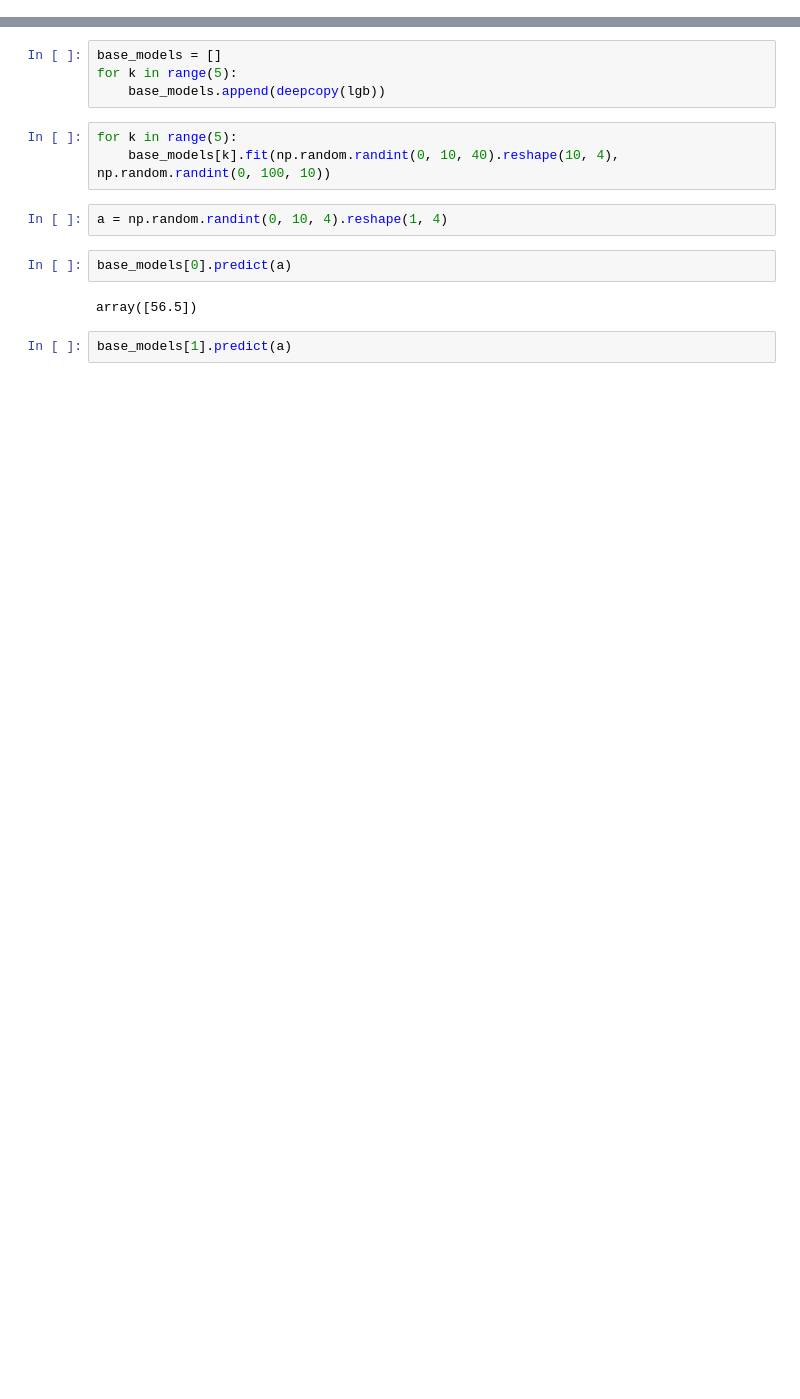
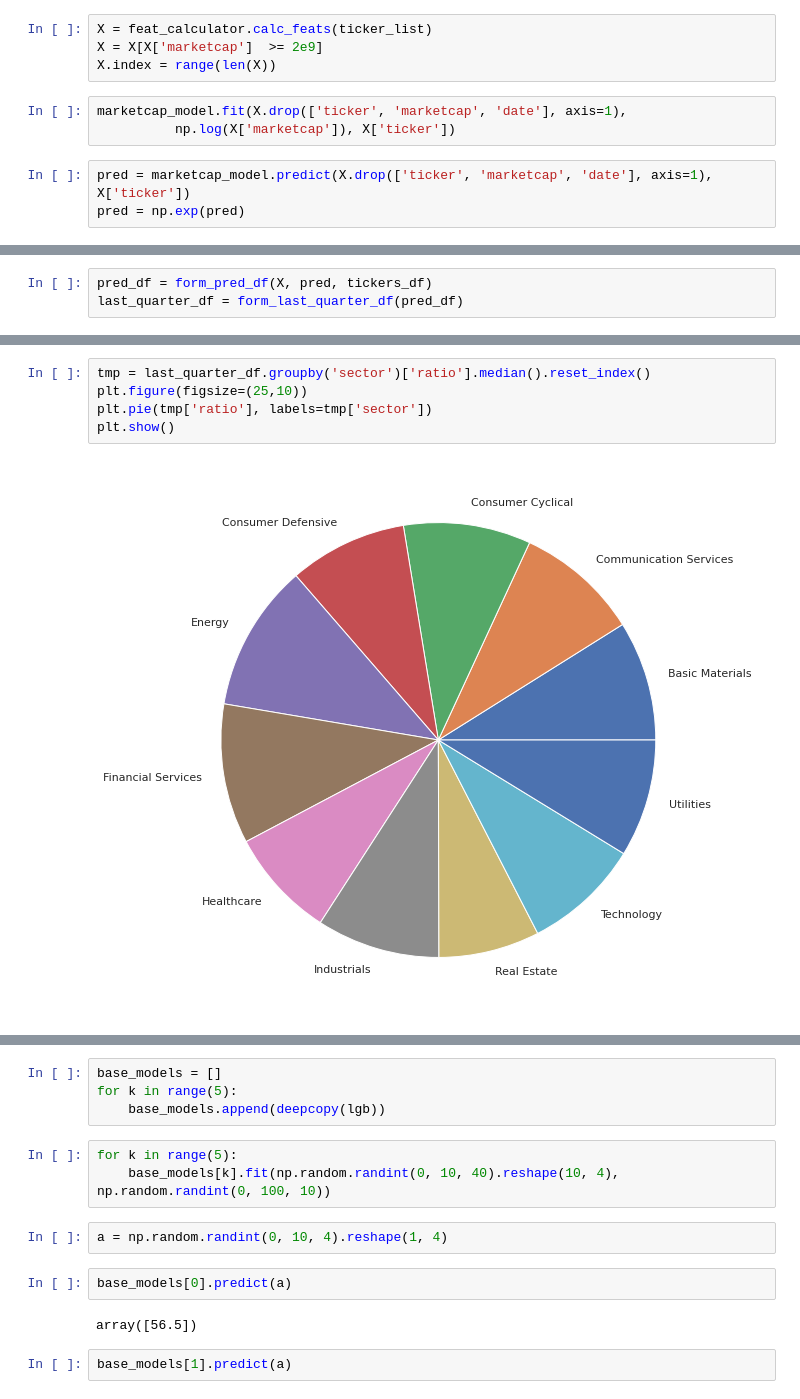
Before and after one commit to fartuk/ml_investment, a Jupyter notebook: dev.ipynb, the cells around one changed output, grey strips where cells are left out. Drawn from its saved outputs; the diff is of its cells as text; blank space fills up the shorter version.

```diff
--- a/dev.ipynb
+++ b/dev.ipynb
@@ -314,0 +43,10 @@ X[X['ticker']=='DBD']
+# %%
+X = feat_calculator.calc_feats(ticker_list)
+X = X[X['marketcap']  >= 2e9]
+X.index = range(len(X))
+# %%
+marketcap_model.fit(X.drop(['ticker', 'marketcap', 'date'], axis=1),
+          np.log(X['marketcap']), X['ticker'])
+# %%
+pred = marketcap_model.predict(X.drop(['ticker', 'marketcap', 'date'], axis=1), X['ticker'])
+pred = np.exp(pred)
@@ -314,0 +86,3 @@ X[X['ticker']=='DBD']
+# %%
+pred_df = form_pred_df(X, pred, tickers_df)
+last_quarter_df = form_last_quarter_df(pred_df)
@@ -314,0 +115,7 @@ X[X['ticker']=='DBD']
+# %%
+tmp = last_quarter_df.groupby('sector')['ratio'].median().reset_index()
+plt.figure(figsize=(25,10))
+plt.pie(tmp['ratio'], labels=tmp['sector'])
+plt.show()
+# %% [output]
+[figure, added]
```
Also changed, not shown: parts of 63 cells of this notebook, 7 other files.
